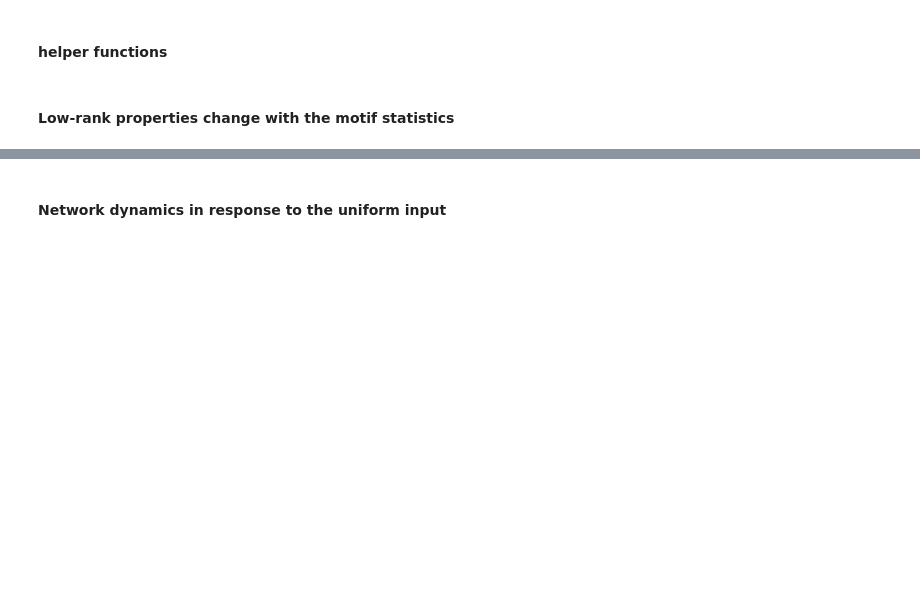
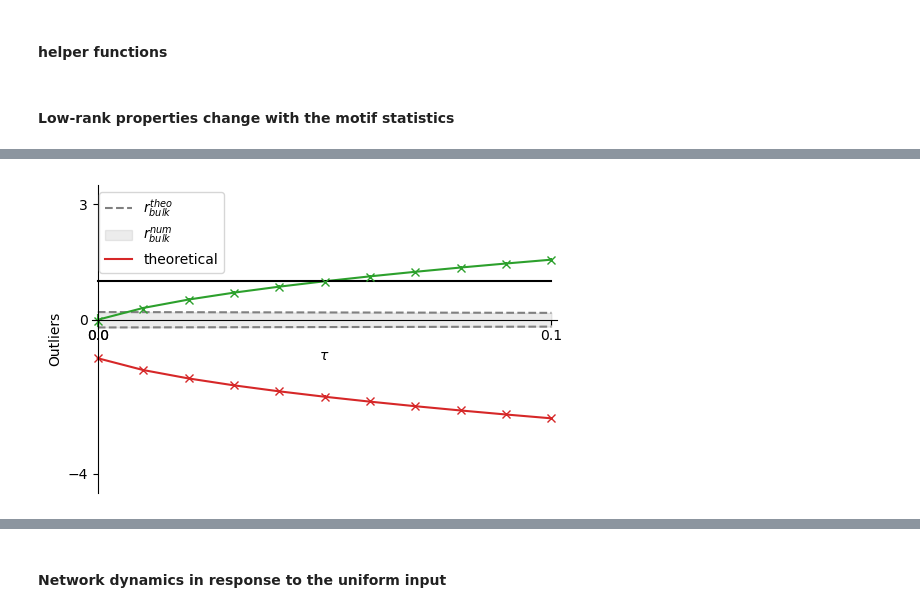
Before and after one commit to Network-Dynamics-and-Computations/Impact_of_Local_Connectivity_Patterns_on_Excitatory-Inhibitory_Network_Dynamics, a Jupyter notebook: Fig2_5_6_Gaussian_matrix.ipynb, the cells around one changed output, grey strips where cells are left out. Saved outputs shown, nothing was run; the diff lists cells and outputs as text; code cells hidden in the pictures; blank space fills up the shorter version.

```diff
--- a/Fig2_5_6_Gaussian_matrix.ipynb
+++ b/Fig2_5_6_Gaussian_matrix.ipynb
@@ -138,7 +211,7 @@ NE, NI = nn[-1], nn[-1]
 gamma = 1/4
 NI = int(NE*gamma)
 N = NE+NI
-JE, JI = 0.65,1.65#current_paradoxical#1.5, 2.0#previous_no_paradoxical
+JE, JI  = 0.65,1.65
 Nparams = np.array([NE,NI])
 ### mean connectivity
 nvec, mvec = np.zeros((N,1)), np.ones((N,1))
@@ -146,8 +219,9 @@ nvec[:NE,0], nvec[NE:,0] = N*JE/NE, -N*JI/NI
 Jbar = mvec@nvec.T/N
 
 tt = np.linspace(0,100,1000)
-g_max,tau_max = 0.1,0.1# 0.2,0.1# previous_no_paradoxical#0.15,.2 # previous_no_paradoxical
-ntau,trials   = 11,30+6#6, 6
+# g_max,tau_max = 0.1,0.1# Fig. 5, 6
+g_max,tau_max = 0.2,0.1# Fig. 2
+ntau,trials= 11,30+6
 tau_series = np.linspace(0,tau_max,ntau)#np.linspace(0,0.2,ntau)
 # recordings
 eigvchn_series, eigrvec_series, eiglvec_series = np.zeros((trials,ntau,N),dtype=complex), np.zeros((trials,ntau,N,2)), np.zeros((trials,ntau,N,2))
@@ -589,8 +444,0 @@ params = data['params']
-# %%
-leig0mean_series = eiglvec0_series.copy()
-for ktrial in range(trials):
-    for it in range(ntau):
-        for ir in range(2):
-            # intg_mean_series[ktrial,it,:,i,0] = np.reshape(intg_ml[:,i],(N,))
-            leig0mean_series[ktrial,it,:,ir] = intg_mean_series[ktrial,it,:,ir,0]/eigvchn_series[ktrial,it,ir].real
-# data['leig0mean_series'] = leig0mean_series
@@ -742,0 +559,38 @@ def list_to_dict(lst, string):
+# %%
+'''Fig 2b'''
+fig,ax = plt.subplots(figsize=(6,4))
+### label is r_{bulk}^{num}
+ax.plot(tau_series,radius_theo_map,'gray',linestyle='--',label=r'$r_{bulk}^{theo}$')
+ax.plot(tau_series,-radius_theo_map,'gray',linestyle='--')
+# ax.plot(tau_series,np.mean(radius_num_map,axis=0),'k',label=r'$r_{bulk}^{num}$')
+ax.fill_between(tau_series,np.mean(radius_num_map,axis=0),-np.mean(radius_num_map,axis=0),color='gray',alpha=0.15,label=r'$r_{bulk}^{num}$')
+ax.set_xlabel(r'$\tau$')
+ax.set_ylabel('Radius')
+ax.legend()
+ax.plot(tau_series,eigvchn_theo[:,0],'tab:red',label='theoretical')
+ax.plot(tau_series,eigvchn_theo[:,1],'tab:green')
+
+ax.errorbar(tau_series,np.mean(eigvchn_series[idx_eff,:,0].real,axis=0),yerr=np.std(eigvchn_series[idx_eff,:,0].real,axis=0),fmt='x',color='tab:red', ecolor='tab:red',alpha=1,ls='',elinewidth=1.5)
+ax.errorbar(tau_series,np.mean(eigvchn_series[idx_eff,:,1].real,axis=0),yerr=np.std(eigvchn_series[idx_eff,:,1].real,axis=0),fmt='x',color='tab:green',ecolor='tab:green',alpha=1,ls='',elinewidth=1.5)
+
+ax.set_xlabel(r'$\tau$')
+ax.set_ylabel('Outliers')
+### set x and y lims as well as ticks
+dtau = tau_series[1]-tau_series[0]
+ax.set_xlim([tau_series[0]-dtau/8,tau_series[-1]+dtau/8])
+ax.set_xticks([0,tau_series[-1]//2,tau_series[-1]])
+ax.set_ylim([-2.5,1.5])
+ax.set_yticks([-2,0,1])
+ax.set_ylim([-4.5,3.5])
+ax.set_yticks([-4,0,3])
+ax.legend()
+### move the x and y axis to the center
+ax.spines['bottom'].set_position(('data',0))
+ax.spines['left'].set_position(('data',0))
+### set other x-axis invisible
+ax.spines['top'].set_color('none')
+ax.spines['right'].set_color('none')
+ax.plot(tau_series,np.ones(len(tau_series)),'k',linewidth=1.5)
+plt.show()
+# %% [output]
+[figure, added]
```
Also changed, not shown: parts of 65 cells of this notebook, 6 other files.
